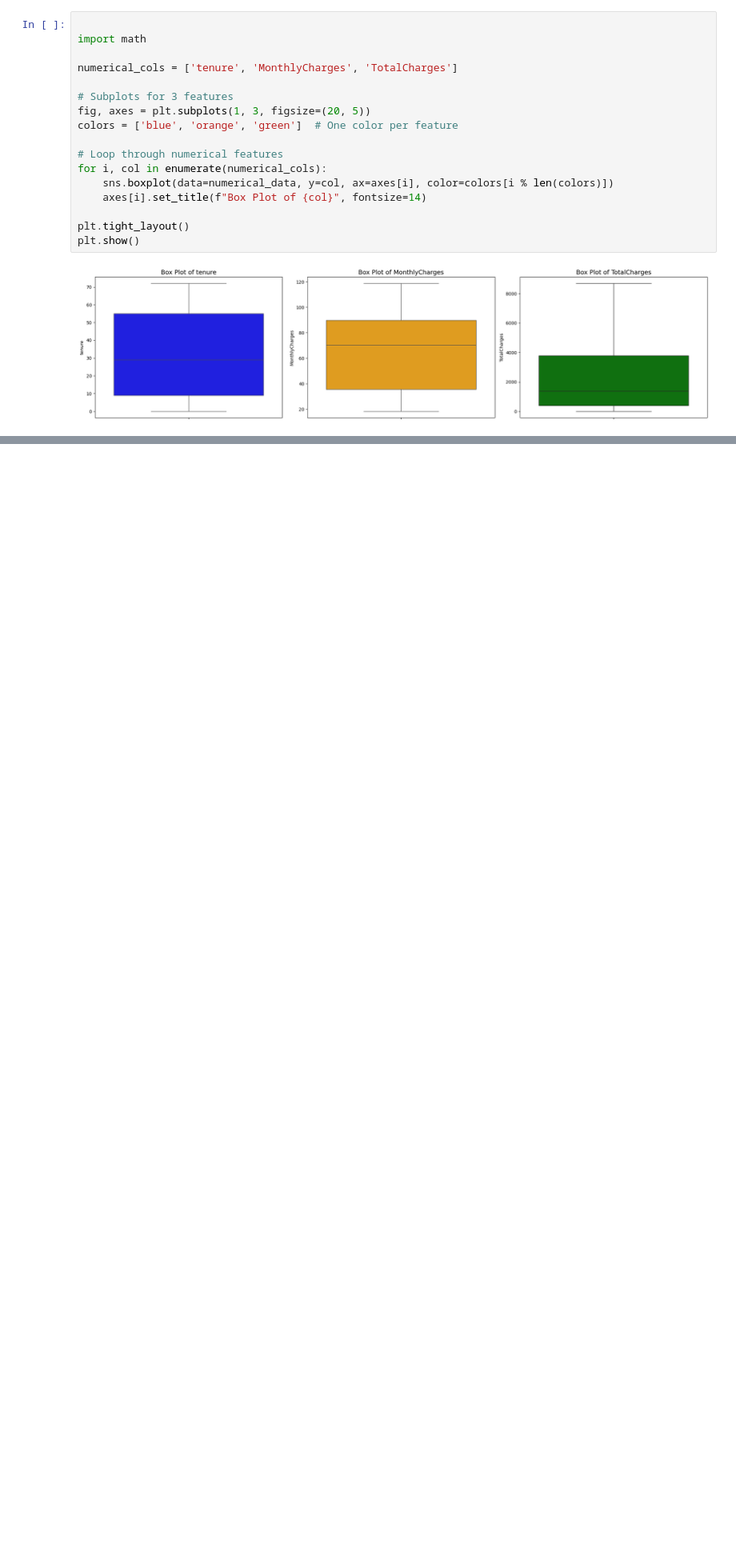
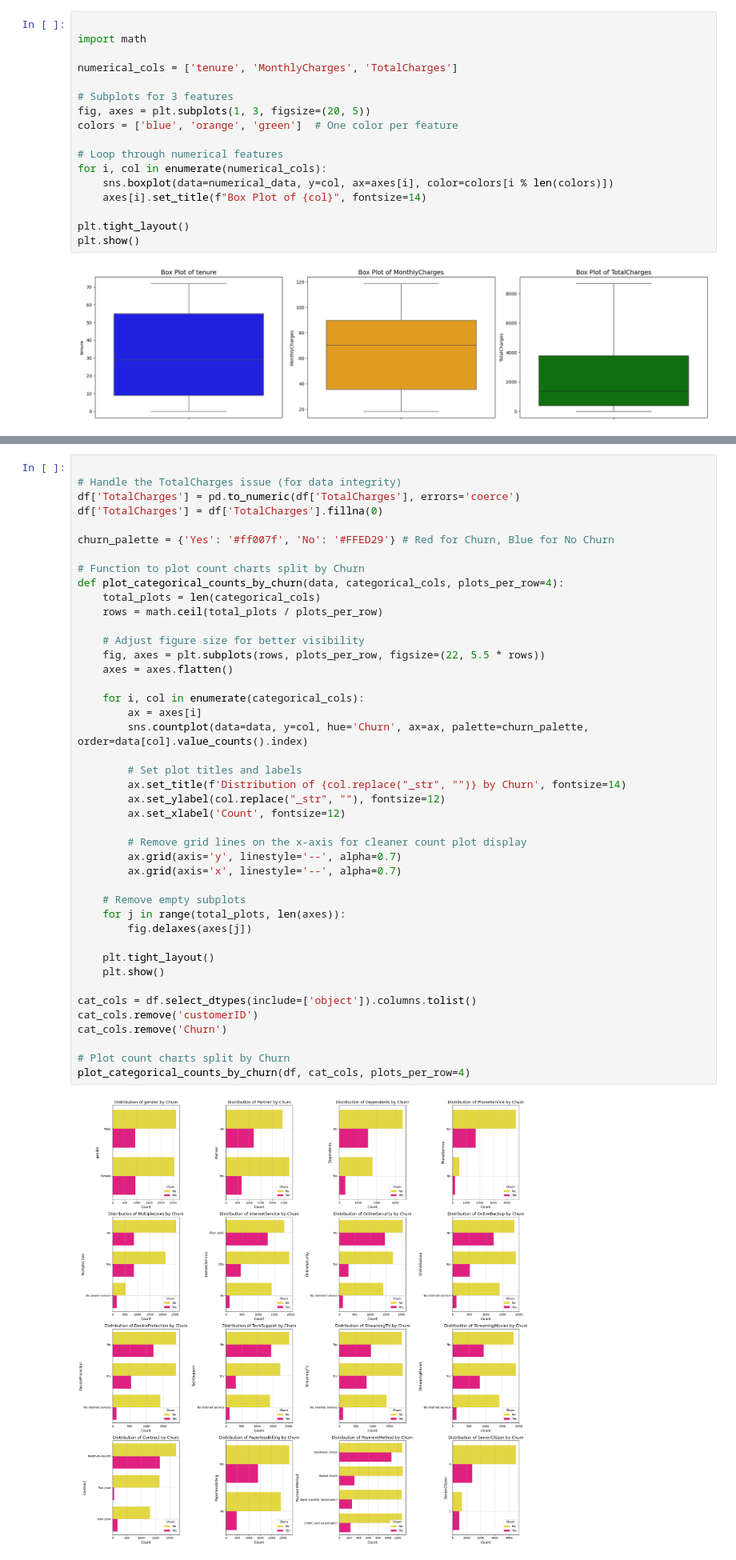
Before and after one commit to thruuuuuu/telco_churn_predict_model, a Jupyter notebook: notebooks/EDA.ipynb, the cells around one changed output, grey strips where cells are left out. Shown at 80% size. Drawn from its saved outputs; the diff is of its cells as text; blank space fills up the shorter version.

```diff
--- a/notebooks/EDA.ipynb
+++ b/notebooks/EDA.ipynb
@@ -235,0 +280,45 @@ plt.show()
+# %%
+
+# Handle the TotalCharges issue (for data integrity)
+df['TotalCharges'] = pd.to_numeric(df['TotalCharges'], errors='coerce')
+df['TotalCharges'] = df['TotalCharges'].fillna(0)
+
+churn_palette = {'Yes': '#ff007f', 'No': '#FFED29'} # Red for Churn, Blue for No Churn
+
+# Function to plot count charts split by Churn
+def plot_categorical_counts_by_churn(data, categorical_cols, plots_per_row=4):
+    total_plots = len(categorical_cols)
+    rows = math.ceil(total_plots / plots_per_row)
+
+    # Adjust figure size for better visibility
+    fig, axes = plt.subplots(rows, plots_per_row, figsize=(22, 5.5 * rows))
+    axes = axes.flatten()
+
+    for i, col in enumerate(categorical_cols):
+        ax = axes[i]
+        sns.countplot(data=data, y=col, hue='Churn', ax=ax, palette=churn_palette, order=data[col].value_counts().index)
+
+        # Set plot titles and labels
+        ax.set_title(f'Distribution of {col.replace("_str", "")} by Churn', fontsize=14)
+        ax.set_ylabel(col.replace("_str", ""), fontsize=12)
+        ax.set_xlabel('Count', fontsize=12)
+
+        # Remove grid lines on the x-axis for cleaner count plot display
+        ax.grid(axis='y', linestyle='--', alpha=0.7)
+        ax.grid(axis='x', linestyle='--', alpha=0.7)
+
+    # Remove empty subplots
+    for j in range(total_plots, len(axes)):
+        fig.delaxes(axes[j])
+
+    plt.tight_layout()
+    plt.show()
+
+cat_cols = df.select_dtypes(include=['object']).columns.tolist()
+cat_cols.remove('customerID')
+cat_cols.remove('Churn')
+
+# Plot count charts split by Churn
+plot_categorical_counts_by_churn(df, cat_cols, plots_per_row=4)
+# %% [output]
+[figure, added]
```
Also changed, not shown: parts of 7 cells of this notebook.
